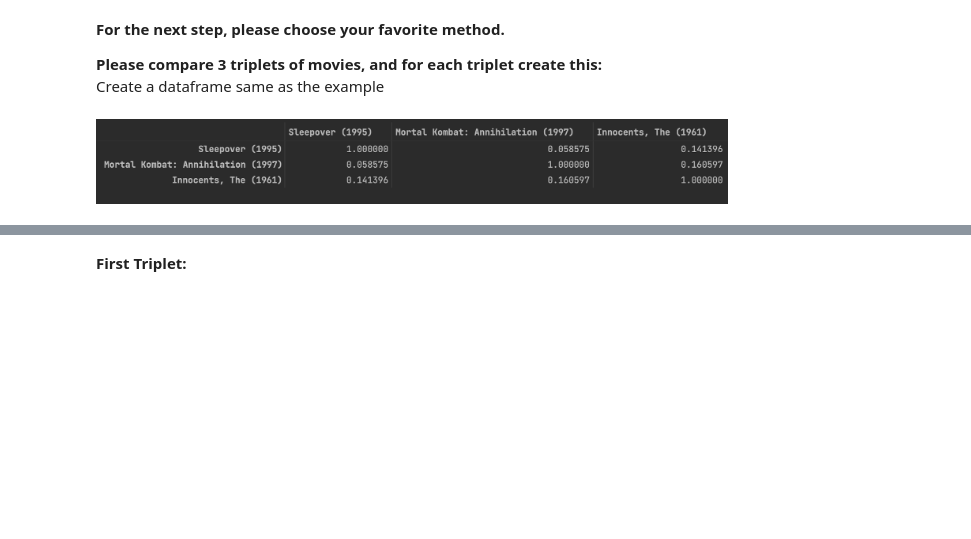
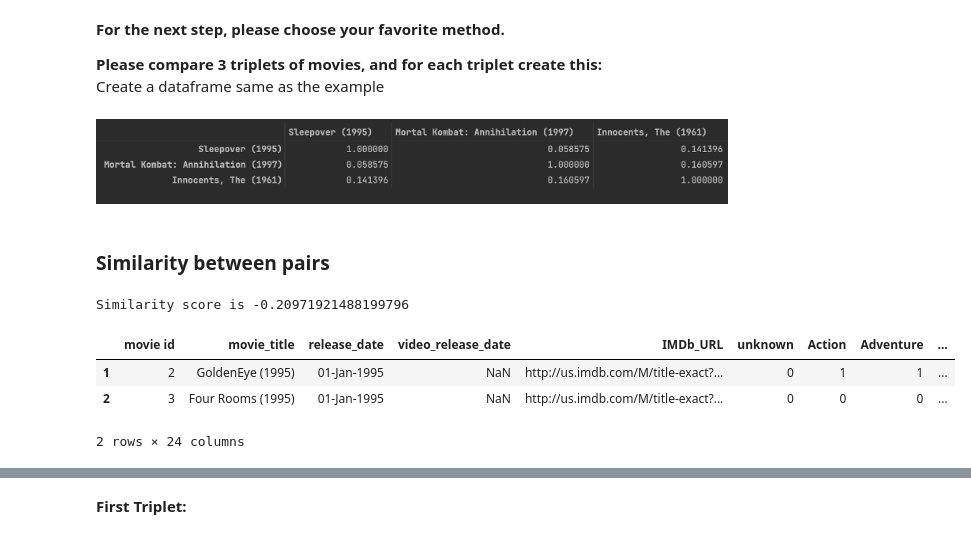
Before and after one commit to tsalex1992/Recommendation-Systems, a Jupyter notebook: HW1/Assignment1.ipynb, the cells around one changed output, grey strips where cells are left out. Cells and saved outputs as stored; diff of their text form; code cells hidden in the pictures; blank space fills up the shorter version.

Commit message:
with similarity and discussions

```diff
--- a/HW1/Assignment1.ipynb
+++ b/HW1/Assignment1.ipynb
@@ -1230,3 +1291,21 @@ def get_l2_similarity(a1,a2):
 Create a dataframe same as the example
 # %% [markdown]
 ![image.png](embedded-picture-1)
+# %% [markdown]
+### Similarity between pairs
+# %%
+#  helper function to print triplets
+def getSimilarity(mf, items, similarity_func):
+    item_vectors = [get_item2vec(mf,item) for item in items]
+    return similarity_func(item_vectors[0],item_vectors[1]), df_items.iloc[items]
+# %%
+# items 1 and 2
+similarity= getSimilarity(model_mfF,[1,2],get_pearson_similarity)
+print(f'Similarity score is {similarity[0]}')
+similarity[1].head()
+# %% [output]
+Similarity score is -0.20971921488199796
+|  | movie id | movie_title | release_date | video_release_date | IMDb_URL | unknown | Action | Adventure | ... |
+| 1 | 2 | GoldenEye (1995) | 01-Jan-1995 | NaN | http://us.imdb.com/M/title-exact?... | 0 | 1 | 1 | ... |
+| 2 | 3 | Four Rooms (1995) | 01-Jan-1995 | NaN | http://us.imdb.com/M/title-exact?... | 0 | 0 | 0 | ... |
+2 rows × 24 columns
```
Also changed, not shown: parts of 19 cells of this notebook.
